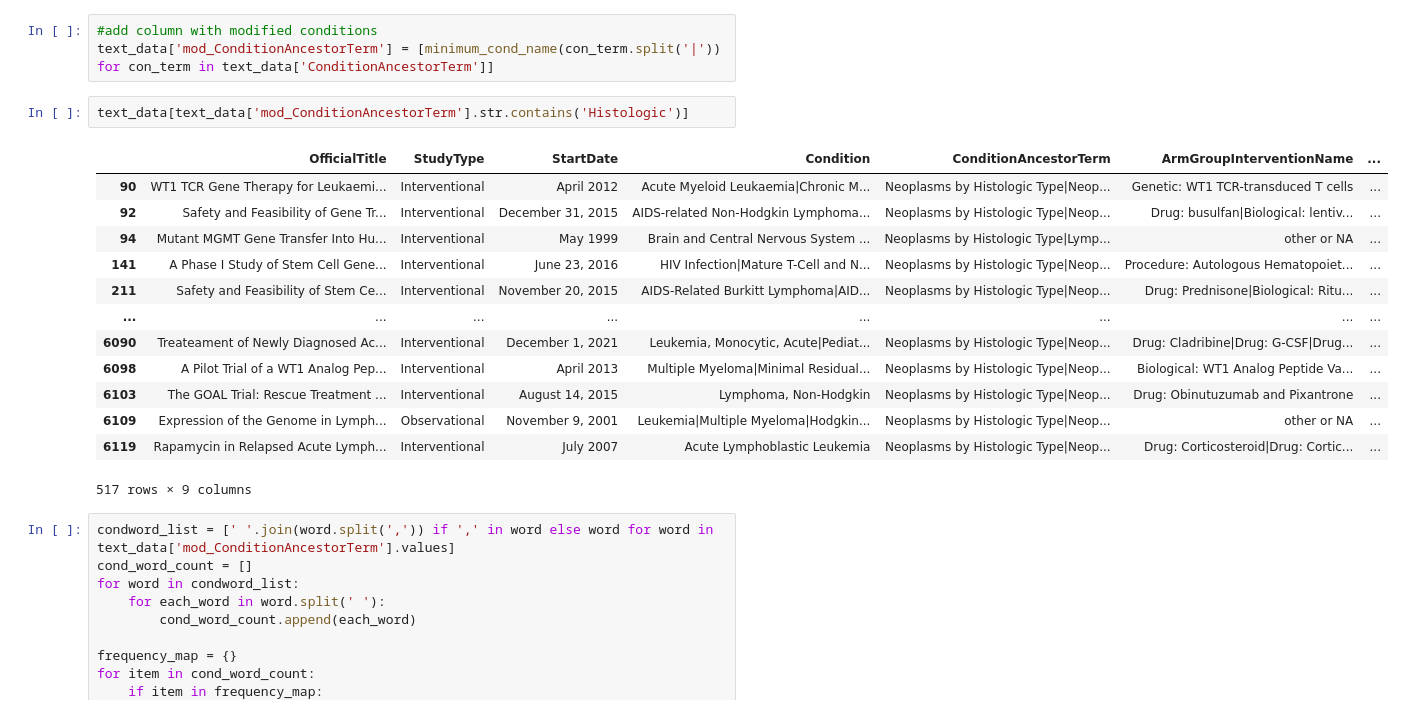
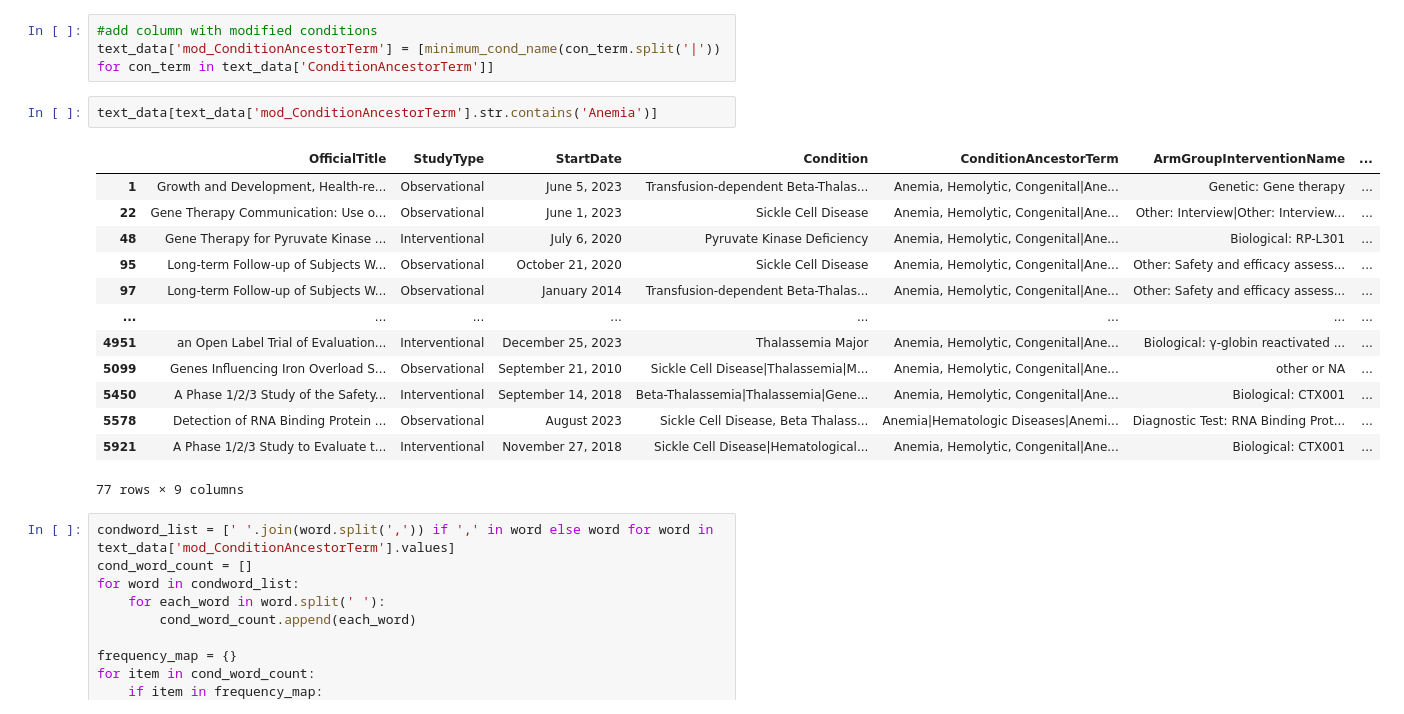
Before and after one commit to hshadman/testrun_, a Jupyter notebook: read_text.ipynb, the cells around one changed output. Saved outputs shown, nothing was run; the diff lists cells and outputs as text.

Commit message:
gene therapy

```diff
--- a/read_text.ipynb
+++ b/read_text.ipynb
@@ -73,21 +73,21 @@ def minimum_cond_name(cond_list):
 #add column with modified conditions
 text_data['mod_ConditionAncestorTerm'] = [minimum_cond_name(con_term.split('|')) for con_term in text_data['ConditionAncestorTerm']]
 # %%
-text_data[text_data['mod_ConditionAncestorTerm'].str.contains('Histologic')]
+text_data[text_data['mod_ConditionAncestorTerm'].str.contains('Anemia')]
 # %% [output]
 |  | OfficialTitle | StudyType | StartDate | Condition | ConditionAncestorTerm | ArmGroupInterventionName | ... |
-| 90 | WT1 TCR Gene Therapy for Leukaemi... | Interventional | April 2012 | Acute Myeloid Leukaemia|Chronic M... | Neoplasms by Histologic Type|Neop... | Genetic: WT1 TCR-transduced T cells | ... |
-| 92 | Safety and Feasibility of Gene Tr... | Interventional | December 31, 2015 | AIDS-related Non-Hodgkin Lymphoma... | Neoplasms by Histologic Type|Neop... | Drug: busulfan|Biological: lentiv... | ... |
-| 94 | Mutant MGMT Gene Transfer Into Hu... | Interventional | May 1999 | Brain and Central Nervous System ... | Neoplasms by Histologic Type|Lymp... | other or NA | ... |
-| 141 | A Phase I Study of Stem Cell Gene... | Interventional | June 23, 2016 | HIV Infection|Mature T-Cell and N... | Neoplasms by Histologic Type|Neop... | Procedure: Autologous Hematopoiet... | ... |
-| 211 | Safety and Feasibility of Stem Ce... | Interventional | November 20, 2015 | AIDS-Related Burkitt Lymphoma|AID... | Neoplasms by Histologic Type|Neop... | Drug: Prednisone|Biological: Ritu... | ... |
+| 1 | Growth and Development, Health-re... | Observational | June 5, 2023 | Transfusion-dependent Beta-Thalas... | Anemia, Hemolytic, Congenital|Ane... | Genetic: Gene therapy | ... |
+| 22 | Gene Therapy Communication: Use o... | Observational | June 1, 2023 | Sickle Cell Disease | Anemia, Hemolytic, Congenital|Ane... | Other: Interview|Other: Interview... | ... |
+| 48 | Gene Therapy for Pyruvate Kinase ... | Interventional | July 6, 2020 | Pyruvate Kinase Deficiency | Anemia, Hemolytic, Congenital|Ane... | Biological: RP-L301 | ... |
+| 95 | Long-term Follow-up of Subjects W... | Observational | October 21, 2020 | Sickle Cell Disease | Anemia, Hemolytic, Congenital|Ane... | Other: Safety and efficacy assess... | ... |
+| 97 | Long-term Follow-up of Subjects W... | Observational | January 2014 | Transfusion-dependent Beta-Thalas... | Anemia, Hemolytic, Congenital|Ane... | Other: Safety and efficacy assess... | ... |
 | ... | ... | ... | ... | ... | ... | ... | ... |
-| 6090 | Treateament of Newly Diagnosed Ac... | Interventional | December 1, 2021 | Leukemia, Monocytic, Acute|Pediat... | Neoplasms by Histologic Type|Neop... | Drug: Cladribine|Drug: G-CSF|Drug... | ... |
-| 6098 | A Pilot Trial of a WT1 Analog Pep... | Interventional | April 2013 | Multiple Myeloma|Minimal Residual... | Neoplasms by Histologic Type|Neop... | Biological: WT1 Analog Peptide Va... | ... |
-| 6103 | The GOAL Trial: Rescue Treatment ... | Interventional | August 14, 2015 | Lymphoma, Non-Hodgkin | Neoplasms by Histologic Type|Neop... | Drug: Obinutuzumab and Pixantrone | ... |
-| 6109 | Expression of the Genome in Lymph... | Observational | November 9, 2001 | Leukemia|Multiple Myeloma|Hodgkin... | Neoplasms by Histologic Type|Neop... | other or NA | ... |
-| 6119 | Rapamycin in Relapsed Acute Lymph... | Interventional | July 2007 | Acute Lymphoblastic Leukemia | Neoplasms by Histologic Type|Neop... | Drug: Corticosteroid|Drug: Cortic... | ... |
+| 4951 | an Open Label Trial of Evaluation... | Interventional | December 25, 2023 | Thalassemia Major | Anemia, Hemolytic, Congenital|Ane... | Biological: γ-globin reactivated ... | ... |
+| 5099 | Genes Influencing Iron Overload S... | Observational | September 21, 2010 | Sickle Cell Disease|Thalassemia|M... | Anemia, Hemolytic, Congenital|Ane... | other or NA | ... |
+| 5450 | A Phase 1/2/3 Study of the Safety... | Interventional | September 14, 2018 | Beta-Thalassemia|Thalassemia|Gene... | Anemia, Hemolytic, Congenital|Ane... | Biological: CTX001 | ... |
+| 5578 | Detection of RNA Binding Protein ... | Observational | August 2023 | Sickle Cell Disease, Beta Thalass... | Anemia|Hematologic Diseases|Anemi... | Diagnostic Test: RNA Binding Prot... | ... |
+| 5921 | A Phase 1/2/3 Study to Evaluate t... | Interventional | November 27, 2018 | Sickle Cell Disease|Hematological... | Anemia, Hemolytic, Congenital|Ane... | Biological: CTX001 | ... |
-517 rows × 9 columns
+77 rows × 9 columns
 # %%
 condword_list = [' '.join(word.split(',')) if ',' in word else word for word in text_data['mod_ConditionAncestorTerm'].values]
 cond_word_count = []
```
Also changed, not shown: parts of 1 cell of this notebook.
